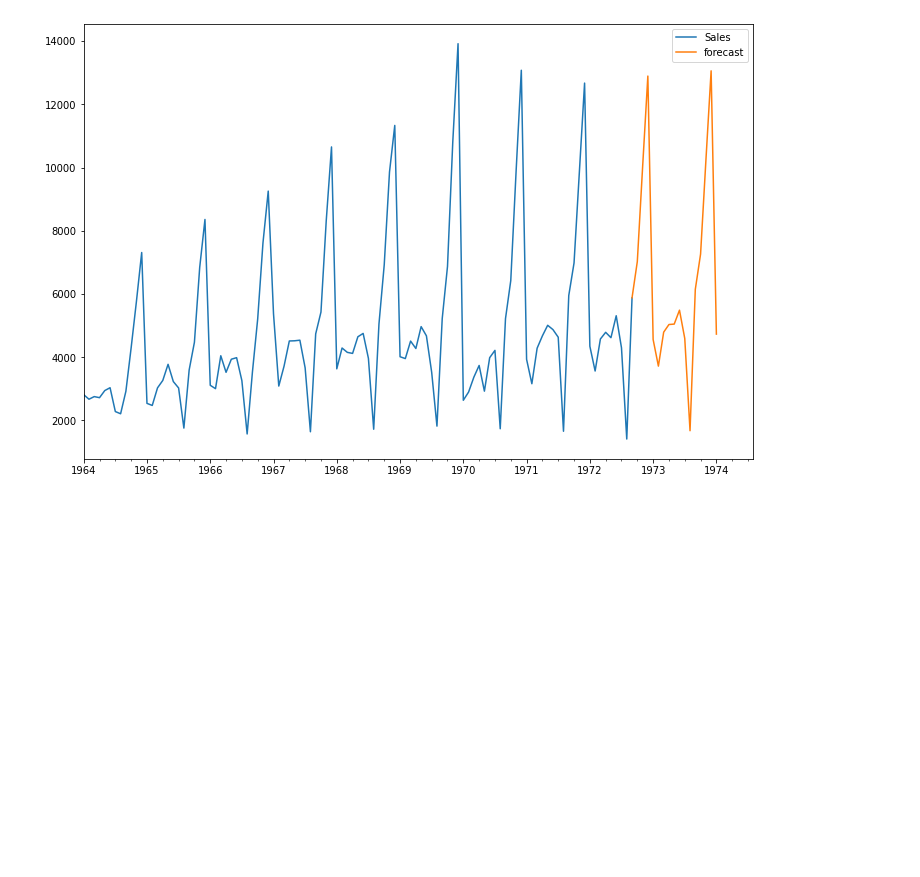
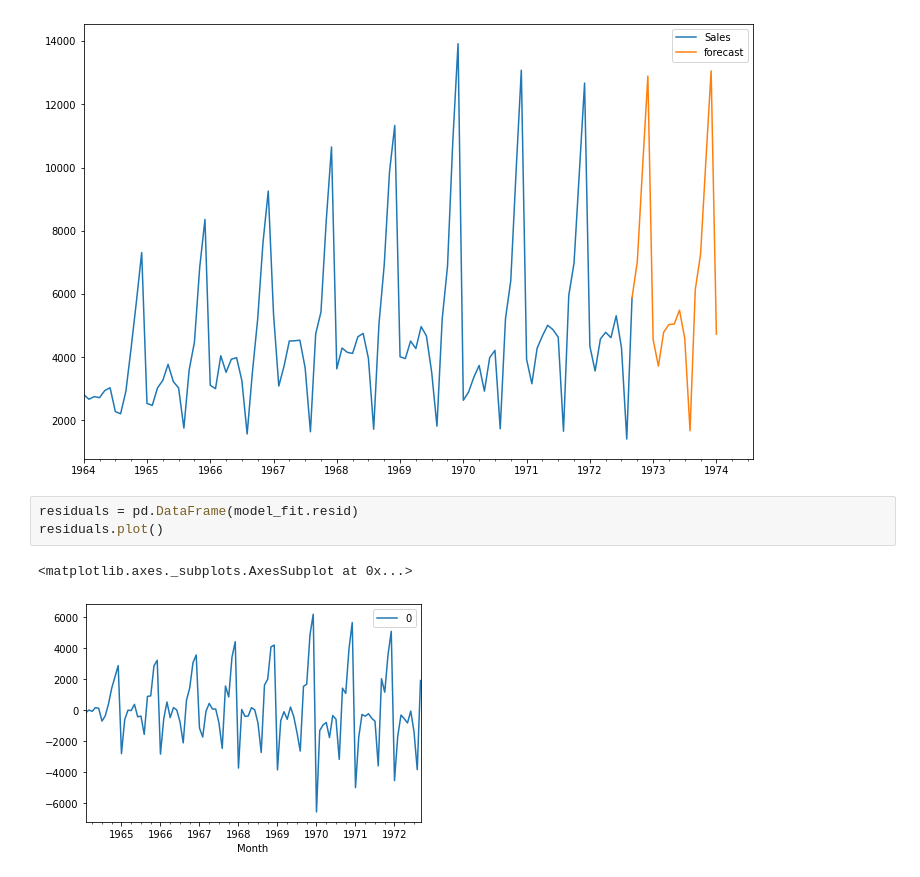
Before and after one commit to gauravpks/dl-repo, a Jupyter notebook: RNN/ARIMA_And_Seasonal_ARIMA.ipynb, the cells around one changed output. Cells and saved outputs as stored; diff of their text form; blank space fills up the shorter version.

```diff
--- a/RNN/ARIMA_And_Seasonal_ARIMA.ipynb
+++ b/RNN/ARIMA_And_Seasonal_ARIMA.ipynb
@@ -284,3 +284,9 @@ future_df[['Sales', 'forecast']].plot(figsize=(12, 8))
 # %% [output]
 <matplotlib.axes._subplots.AxesSubplot at 0x...>
 [figure]
+# %%
+residuals = pd.DataFrame(model_fit.resid)
+residuals.plot()
+# %% [output]
+<matplotlib.axes._subplots.AxesSubplot at 0x...>
+[figure, added]
```
Also changed, not shown: parts of 2 cells of this notebook.
